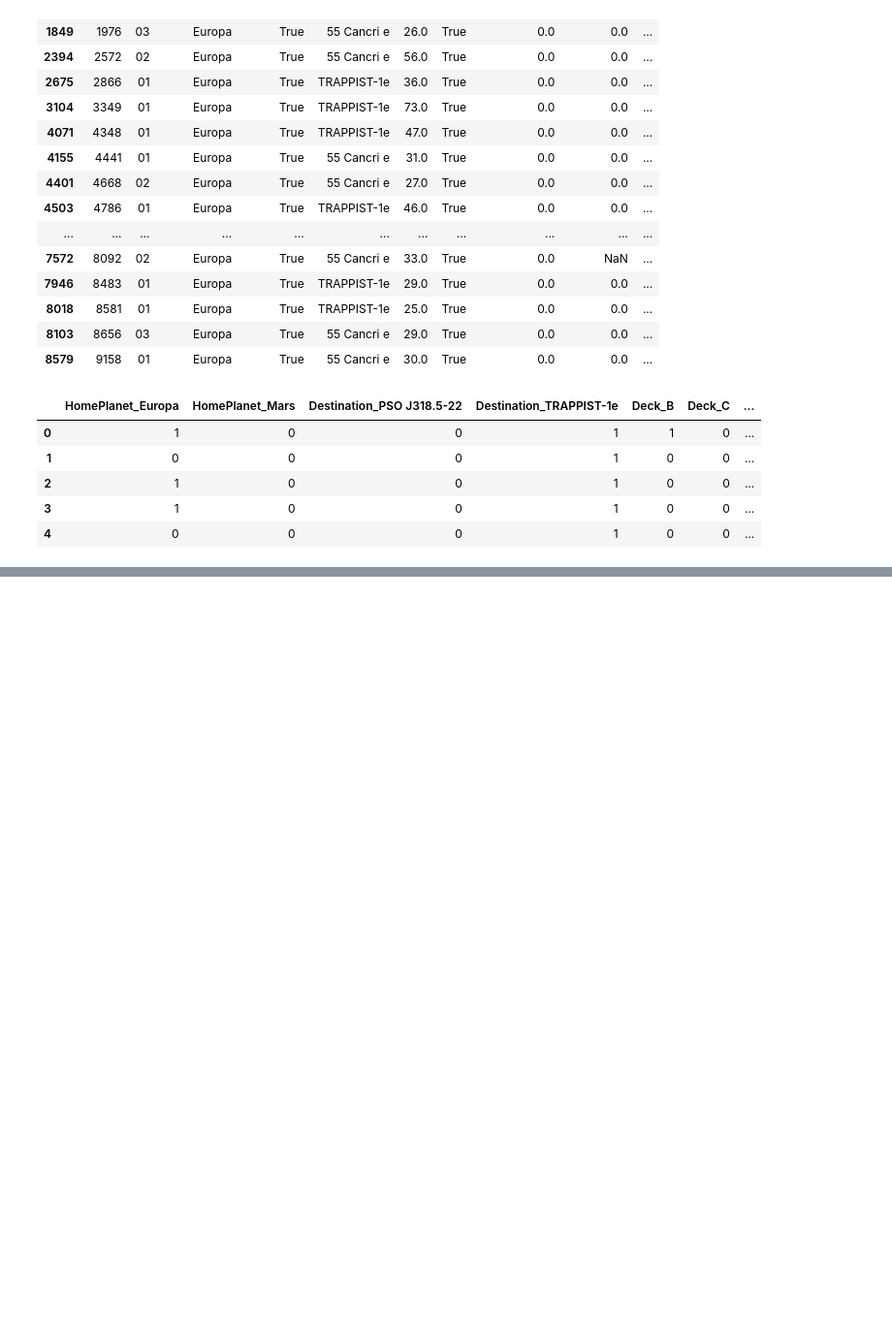
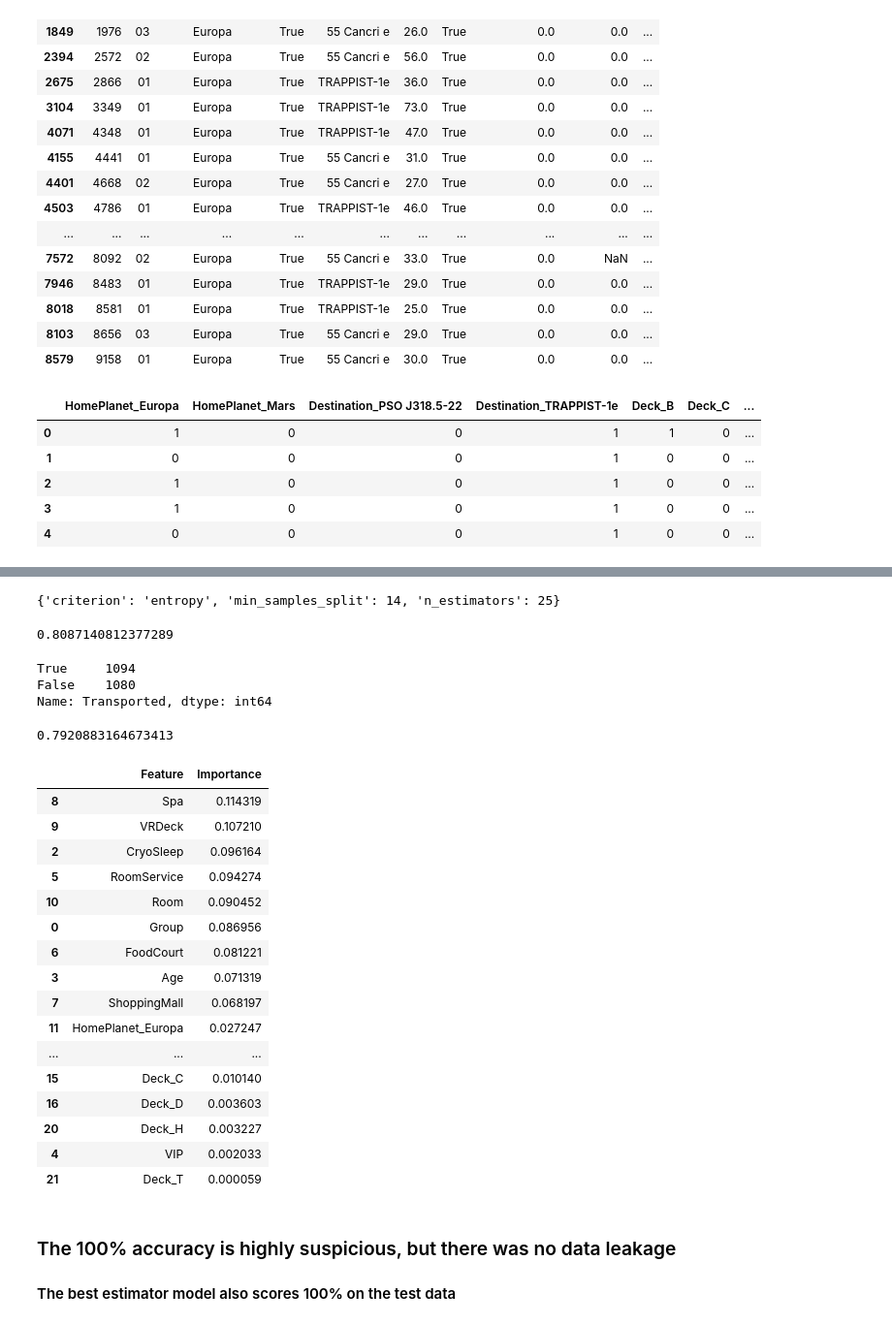
Before and after one commit to jmeisenh/SpaceTitanic, a Jupyter notebook: SpaceShipTitanicWorkflow.ipynb, the cells around one changed output, grey strips where cells are left out. Shown at 97% size. Drawn from its saved outputs; the diff is of its cells as text; code cells hidden in the pictures; blank space fills up the shorter version.

```diff
--- a/SpaceShipTitanicWorkflow.ipynb
+++ b/SpaceShipTitanicWorkflow.ipynb
@@ -1113,0 +1046,4 @@ Name: HomePlanet_Europa, dtype: int64
+# %%
+# split data into test and train X and Y
+Y = dfCleanedDum.iloc[:,11 ]
+X = dfCleanedDum.drop(['Transported'], axis = 1)
@@ -1113,0 +1100,42 @@ Name: HomePlanet_Europa, dtype: int64
+# %%
+grid_search_forest.best_params_
+# %% [output]
+{'criterion': 'entropy', 'min_samples_split': 14, 'n_estimators': 25}
+# %%
+grid_search_forest.best_score_
+# %% [output]
+0.8087140812377289
+# %%
+y_test.value_counts()
+# %% [output]
+True     1094
+False    1080
+Name: Transported, dtype: int64
+# %%
+grid_search_forest.score(x_test, y_test)
+# %% [output]
+0.7920883164673413
+# %%
+pd.DataFrame({'Feature':x_train.columns,
+              'Importance':grid_search_forest.best_estimator_.feature_importances_}).sort_values('Importance', ascending=False)
+# %% [output]
+|  | Feature | Importance |
+| 8 | Spa | 0.114319 |
+| 9 | VRDeck | 0.107210 |
+| 2 | CryoSleep | 0.096164 |
+| 5 | RoomService | 0.094274 |
+| 10 | Room | 0.090452 |
+| 0 | Group | 0.086956 |
+| 6 | FoodCourt | 0.081221 |
+| 3 | Age | 0.071319 |
+| 7 | ShoppingMall | 0.068197 |
+| 11 | HomePlanet_Europa | 0.027247 |
+| ... | ... | ... |
+| 15 | Deck_C | 0.010140 |
+| 16 | Deck_D | 0.003603 |
+| 20 | Deck_H | 0.003227 |
+| 4 | VIP | 0.002033 |
+| 21 | Deck_T | 0.000059 |
+# %% [markdown]
+### The 100% accuracy is highly suspicious, but there was no data leakage
+#### The best estimator model also scores 100% on the test data
```
Also changed, not shown: parts of 78 cells of this notebook, 1 other file.
